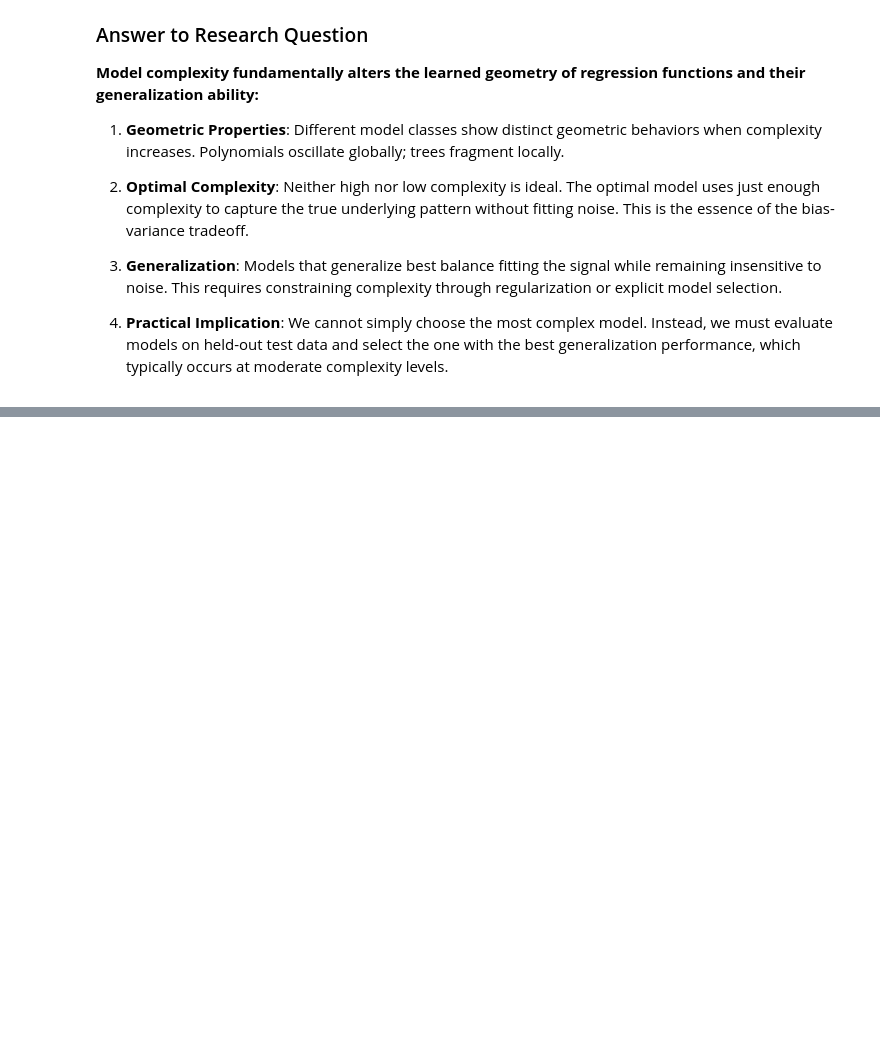
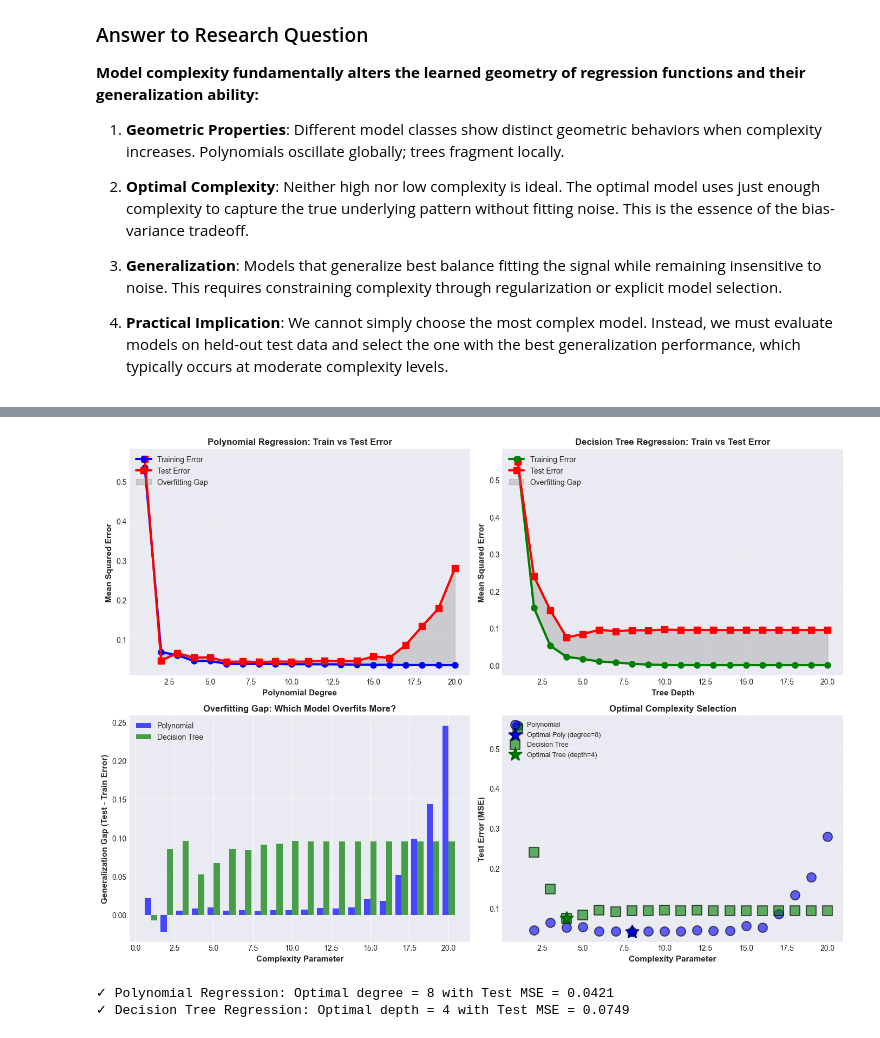
Before and after one commit to iliassJda/SFML, a Jupyter notebook: Complexity.ipynb, the cells around one changed output, grey strips where cells are left out. Saved outputs shown, nothing was run; the diff lists cells and outputs as text; code cells hidden in the pictures; blank space fills up the shorter version.

```diff
--- a/Complexity.ipynb
+++ b/Complexity.ipynb
@@ -253,0 +508,62 @@ Both approaches recover the generalization sweet spot by trading some bias for m
+# %%
+fig, axes = plt.subplots(2, 2, figsize=(14, 10))
+
+# Plot 1: Polynomial Training vs Test with gap
+ax = axes[0, 0]
+ax.plot(degrees_range, train_err_poly, 'o-', linewidth=3, markersize=8, label='Training Error', color='blue')
+ax.plot(degrees_range, test_err_poly, 's-', linewidth=3, markersize=8, label='Test Error', color='red')
+ax.fill_between(degrees_range, train_err_poly, test_err_poly, alpha=0.3, color='gray', label='Overfitting Gap')
+ax.set_xlabel('Polynomial Degree', fontsize=11, fontweight='bold')
+ax.set_ylabel('Mean Squared Error', fontsize=11, fontweight='bold')
+ax.set_title('Polynomial Regression: Train vs Test Error', fontsize=12, fontweight='bold')
+ax.legend(loc='upper left', fontsize=10)
+ax.grid(True, alpha=0.3)
+
+# Plot 2: Decision Tree Training vs Test with gap
+ax = axes[0, 1]
+ax.plot(depths_range, train_err_tree, 'o-', linewidth=3, markersize=8, label='Training Error', color='green')
+ax.plot(depths_range, test_err_tree, 's-', linewidth=3, markersize=8, label='Test Error', color='red')
+ax.fill_between(depths_range, train_err_tree, test_err_tree, alpha=0.3, color='gray', label='Overfitting Gap')
+ax.set_xlabel('Tree Depth', fontsize=11, fontweight='bold')
+ax.set_ylabel('Mean Squared Error', fontsize=11, fontweight='bold')
+ax.set_title('Decision Tree Regression: Train vs Test Error', fontsize=12, fontweight='bold')
+ax.legend(loc='upper left', fontsize=10)
+ax.grid(True, alpha=0.3)
+
+# Plot 3: Generalization Gap Comparison
+ax = axes[1, 0]
+gap_poly_vals = np.array(test_err_poly) - np.array(train_err_poly)
+gap_tree_vals = np.array(test_err_tree) - np.array(train_err_tree)
+ax.bar(degrees_range - 0.2, gap_poly_vals, width=0.4, label='Polynomial', color='blue', alpha=0.7)
+ax.bar(degrees_range + 0.2, gap_tree_vals, width=0.4, label='Decision Tree', color='green', alpha=0.7)
+ax.set_xlabel('Complexity Parameter', fontsize=11, fontweight='bold')
+ax.set_ylabel('Generalization Gap (Test - Train Error)', fontsize=11, fontweight='bold')
+ax.set_title('Overfitting Gap: Which Model Overfits More?', fontsize=12, fontweight='bold')
+ax.legend(fontsize=10)
+ax.grid(True, alpha=0.3, axis='y')
+
+# Plot 4: Optimal Complexity Selection
+ax = axes[1, 1]
+poly_optimal_idx = np.argmin(test_err_poly)
+tree_optimal_idx = np.argmin(test_err_tree)
+ax.scatter(degrees_range, test_err_poly, s=150, c='blue', alpha=0.6, label='Polynomial', marker='o', edgecolors='black', linewidth=1.5)
+ax.scatter(degrees_range[poly_optimal_idx], test_err_poly[poly_optimal_idx], s=300, c='blue', marker='*',
+           edgecolors='darkblue', linewidth=2, label=f'Optimal Poly (degree={degrees_range[poly_optimal_idx]})')
+ax.scatter(depths_range, test_err_tree, s=150, c='green', alpha=0.6, label='Decision Tree', marker='s', edgecolors='black', linewidth=1.5)
+ax.scatter(depths_range[tree_optimal_idx], test_err_tree[tree_optimal_idx], s=300, c='green', marker='*',
+           edgecolors='darkgreen', linewidth=2, label=f'Optimal Tree (depth={depths_range[tree_optimal_idx]})')
+ax.set_xlabel('Complexity Parameter', fontsize=11, fontweight='bold')
+ax.set_ylabel('Test Error (MSE)', fontsize=11, fontweight='bold')
+ax.set_title('Optimal Complexity Selection', fontsize=12, fontweight='bold')
+ax.legend(fontsize=9, loc='upper left')
+ax.grid(True, alpha=0.3)
+
+plt.tight_layout()
+plt.show()
+
+print(f"\n✓ Polynomial Regression: Optimal degree = {degrees_range[poly_optimal_idx]} with Test MSE = {test_err_poly[poly_optimal_idx]:.4f}")
+print(f"✓ Decision Tree Regression: Optimal depth = {depths_range[tree_optimal_idx]} with Test MSE = {test_err_tree[tree_optimal_idx]:.4f}")
+# %% [output]
+[figure, added]
+✓ Polynomial Regression: Optimal degree = 8 with Test MSE = 0.0421
+✓ Decision Tree Regression: Optimal depth = 4 with Test MSE = 0.0749
```
Also changed, not shown: parts of 13 cells of this notebook.
